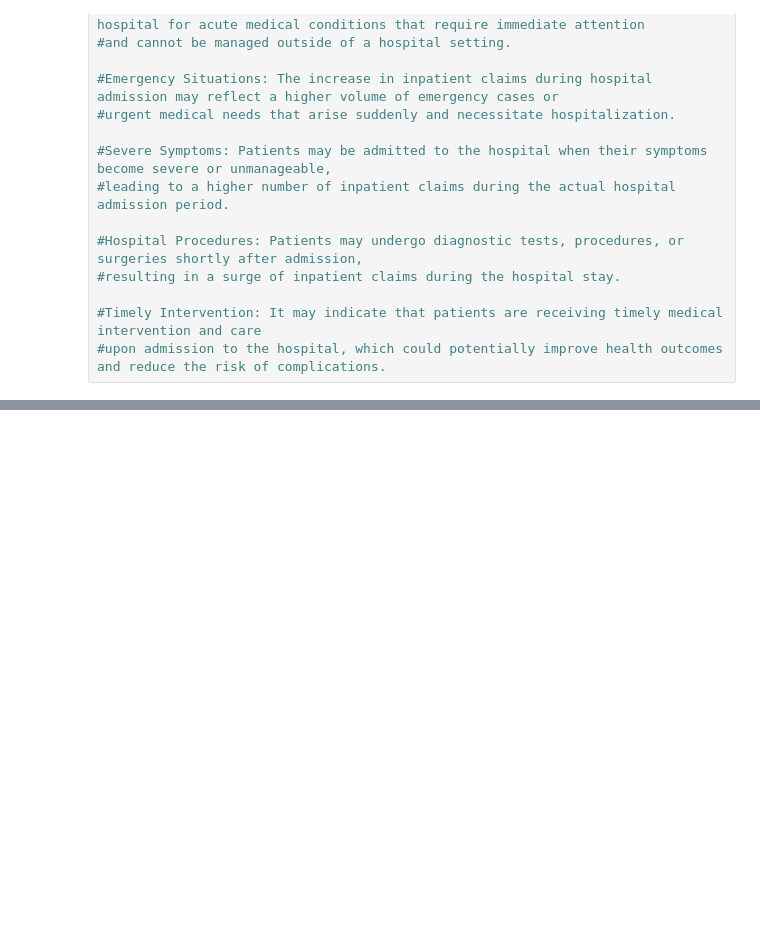
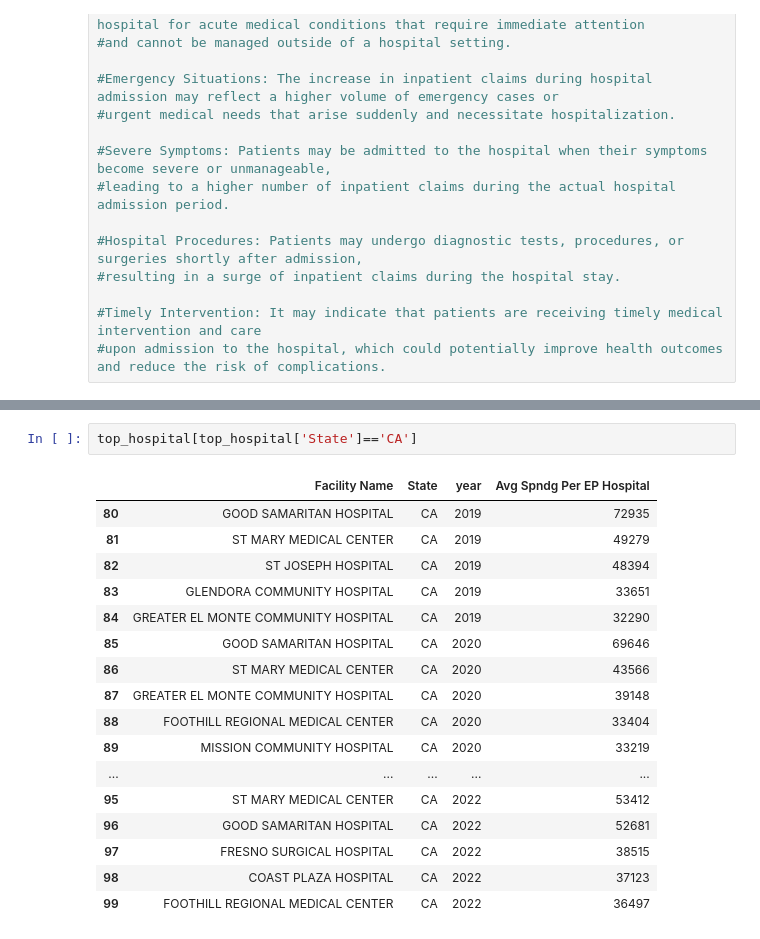
Before and after one commit to ZainabShafi/MEDICARE_EXPENDITURES_ANALYSIS, a Jupyter notebook: Project_1_DFs.ipynb, the cells around one changed output, grey strips where cells are left out. Cells and saved outputs as stored; diff of their text form; blank space fills up the shorter version.

```diff
--- a/Project_1_DFs.ipynb
+++ b/Project_1_DFs.ipynb
@@ -238,0 +160,20 @@ period_2022["Avg Spndg Per EP Hospital"].sum()
+# %%
+top_hospital[top_hospital['State']=='CA']
+# %% [output]
+|  | Facility Name | State | year | Avg Spndg Per EP Hospital |
+| 80 | GOOD SAMARITAN HOSPITAL | CA | 2019 | 72935 |
+| 81 | ST MARY MEDICAL CENTER | CA | 2019 | 49279 |
+| 82 | ST JOSEPH HOSPITAL | CA | 2019 | 48394 |
+| 83 | GLENDORA COMMUNITY HOSPITAL | CA | 2019 | 33651 |
+| 84 | GREATER EL MONTE COMMUNITY HOSPITAL | CA | 2019 | 32290 |
+| 85 | GOOD SAMARITAN HOSPITAL | CA | 2020 | 69646 |
+| 86 | ST MARY MEDICAL CENTER | CA | 2020 | 43566 |
+| 87 | GREATER EL MONTE COMMUNITY HOSPITAL | CA | 2020 | 39148 |
+| 88 | FOOTHILL REGIONAL MEDICAL CENTER | CA | 2020 | 33404 |
+| 89 | MISSION COMMUNITY HOSPITAL | CA | 2020 | 33219 |
+| ... | ... | ... | ... | ... |
+| 95 | ST MARY MEDICAL CENTER | CA | 2022 | 53412 |
+| 96 | GOOD SAMARITAN HOSPITAL | CA | 2022 | 52681 |
+| 97 | FRESNO SURGICAL HOSPITAL | CA | 2022 | 38515 |
+| 98 | COAST PLAZA HOSPITAL | CA | 2022 | 37123 |
+| 99 | FOOTHILL REGIONAL MEDICAL CENTER | CA | 2022 | 36497 |
```
Also changed, not shown: parts of 84 cells of this notebook, 7 other files.
